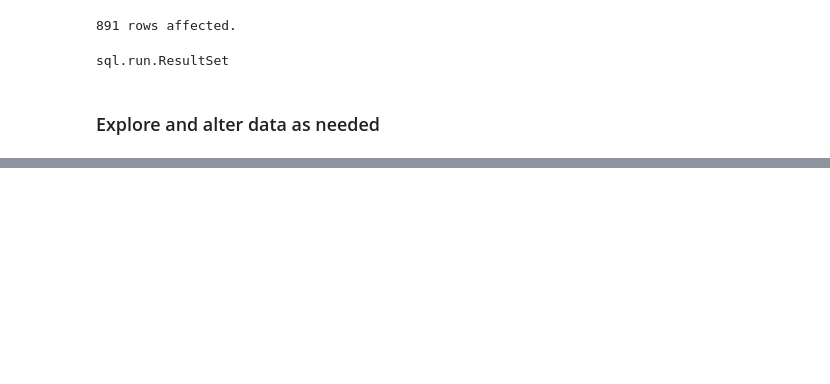
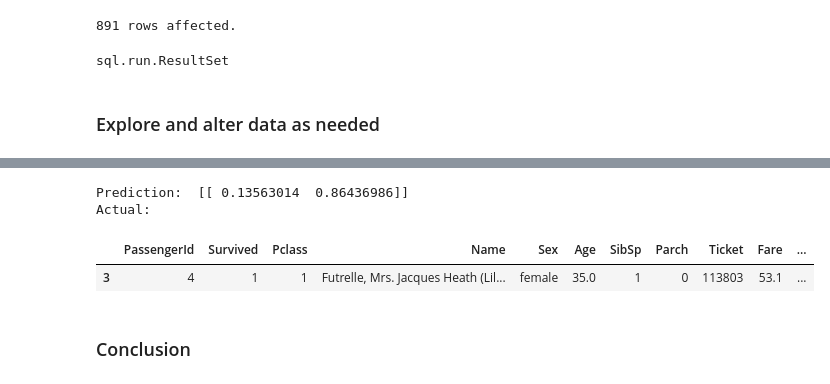
Before and after one commit to ByronAllen/dsi1, a Jupyter notebook: projects/Project 5/Project 5.ipynb, the cells around one changed output, grey strips where cells are left out. Saved outputs shown, nothing was run; the diff lists cells and outputs as text; code cells hidden in the pictures; blank space fills up the shorter version.

```diff
--- a/projects/Project 5/Project 5.ipynb
+++ b/projects/Project 5/Project 5.ipynb
@@ -103,0 +342,5 @@ What is the overall goal of this research project you have been assigned?
+# %%
+dtc = DecisionTreeClassifier()
+dtc_bagging = BaggingClassifier(dtc)
+rfc = RandomForestClassifier()
+etc = ExtraTreeClassifier()
@@ -103,0 +595,13 @@ What is the overall goal of this research project you have been assigned?
+# %%
+#Test on Futrelle, Mrs. Jacques Heath (Lily May Peel)
+lr_gs.best_estimator_.fit(X, y)
+print 'Prediction: ', lr_gs.best_estimator_.predict_proba([[1,0,35.0,1,0,53.1,1]])
+print 'Actual:'
+tit[tit.Name == 'Futrelle, Mrs. Jacques Heath (Lily May Peel)']
+# %% [output]
+Prediction:  [[ 0.13563014  0.86436986]]
+Actual:
+|  | PassengerId | Survived | Pclass | Name | Sex | Age | SibSp | Parch | Ticket | Fare | ... |
+| 3 | 4 | 1 | 1 | Futrelle, Mrs. Jacques Heath (Lil... | female | 35.0 | 1 | 0 | 113803 | 53.1 | ... |
+# %% [markdown]
+### Conclusion
```
Also changed, not shown: parts of 62 cells of this notebook, 26 other files.
